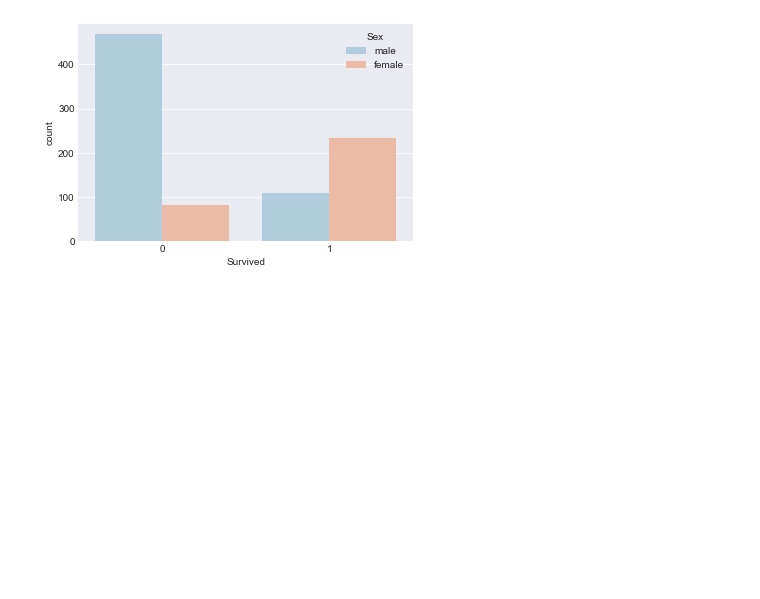
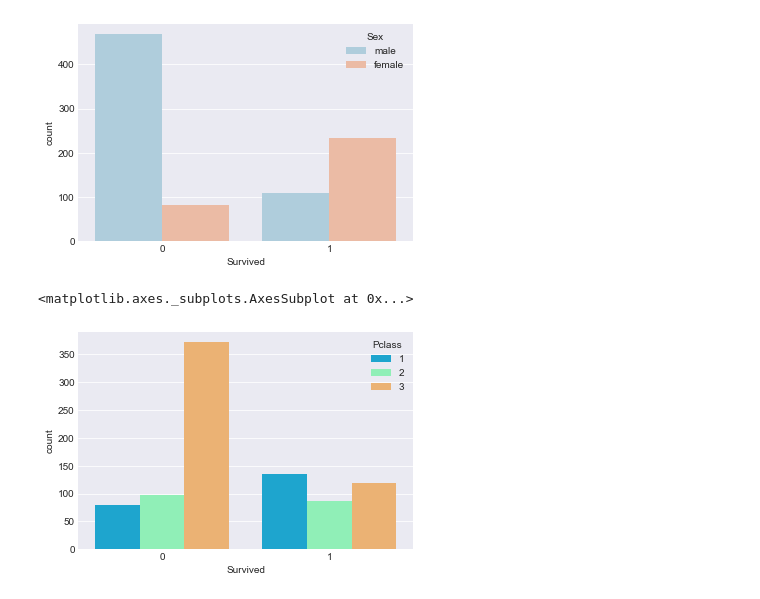
Before and after one commit to genegambit/iPython_Notebooks_MachineLearning, a Jupyter notebook: Titanic_Logistic_Regression.ipynb, the cells around one changed output. Cells and saved outputs as stored; diff of their text form; code cells hidden in the pictures; blank space fills up the shorter version.

Commit message:
Addition to Visualization

```diff
--- a/Titanic_Logistic_Regression.ipynb
+++ b/Titanic_Logistic_Regression.ipynb
@@ -106,3 +106,9 @@ sns.countplot(x='Survived',hue='Sex', data=data, palette='RdBu_r')
 # %% [output]
 <matplotlib.axes._subplots.AxesSubplot at 0x...>
 [figure]
+# %%
+sns.set_style('darkgrid')
+sns.countplot(x='Survived',hue='Pclass',data = data,palette='rainbow')
+# %% [output]
+<matplotlib.axes._subplots.AxesSubplot at 0x...>
+[figure, added]
```
Also changed, not shown: parts of 1 cell of this notebook.
